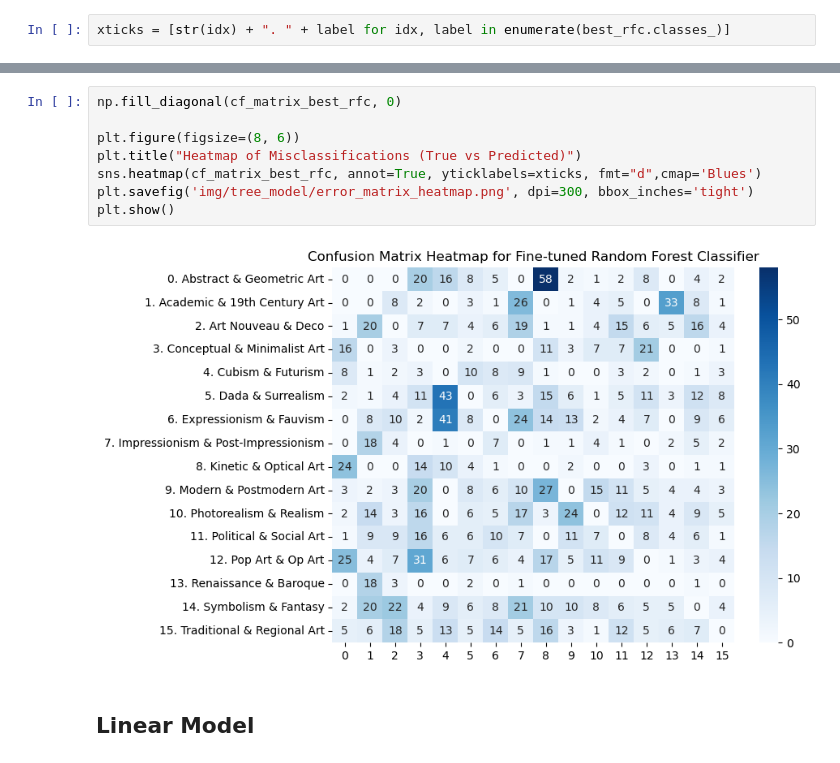
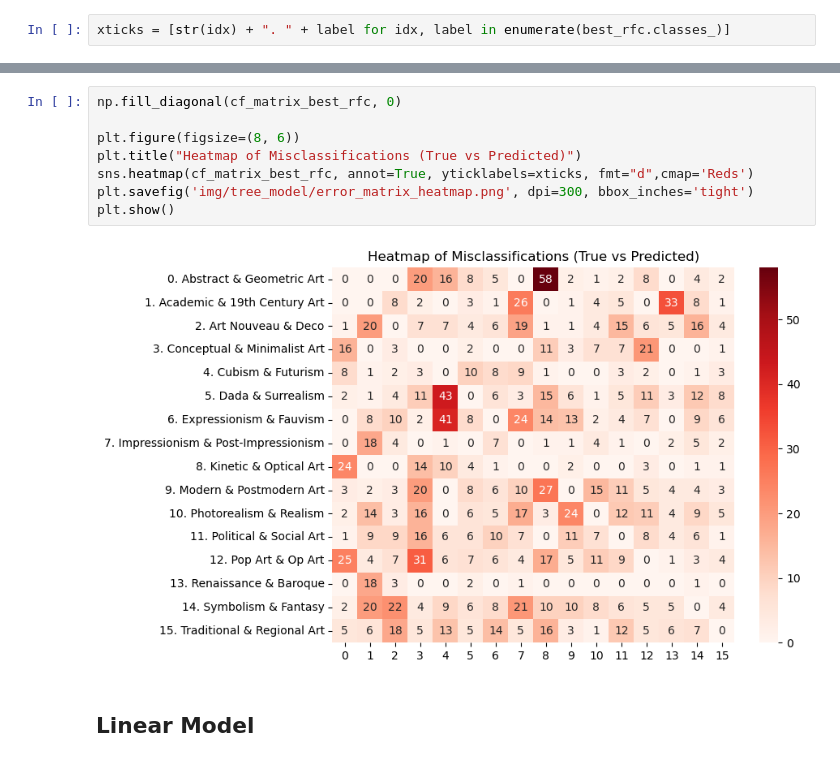
Before and after one commit to yangyuwang/painting_style_prediction, a Jupyter notebook: P2_Yangyu_Avi_Gio.ipynb, the cells around one changed output, grey strips where cells are left out. Cells and saved outputs as stored; diff of their text form.

```diff
--- a/P2_Yangyu_Avi_Gio.ipynb
+++ b/P2_Yangyu_Avi_Gio.ipynb
@@ -424,13 +424,13 @@ plt.show()
 # %%
 np.fill_diagonal(cf_matrix_best_rfc, 0)
 
 plt.figure(figsize=(8, 6))
 plt.title("Heatmap of Misclassifications (True vs Predicted)")
-sns.heatmap(cf_matrix_best_rfc, annot=True, yticklabels=xticks, fmt="d",cmap='Blues')
+sns.heatmap(cf_matrix_best_rfc, annot=True, yticklabels=xticks, fmt="d",cmap='Reds')
 plt.savefig('img/tree_model/error_matrix_heatmap.png', dpi=300, bbox_inches='tight')
 plt.show()
 # %% [output]
-[figure, old version]
+[figure, new version]
 # %% [markdown]
 ## Linear Model
 # %% [markdown]
```
Also changed, not shown: parts of 1 cell of this notebook, 40 other files.
